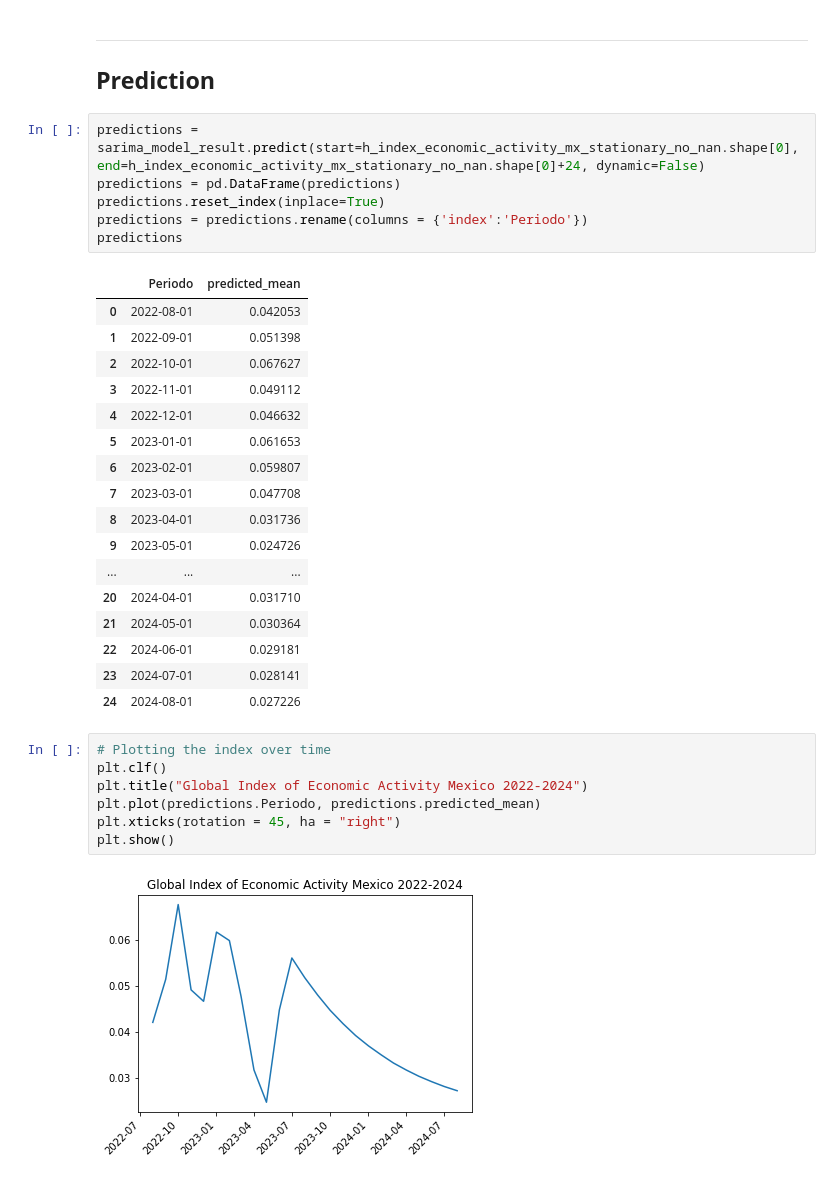
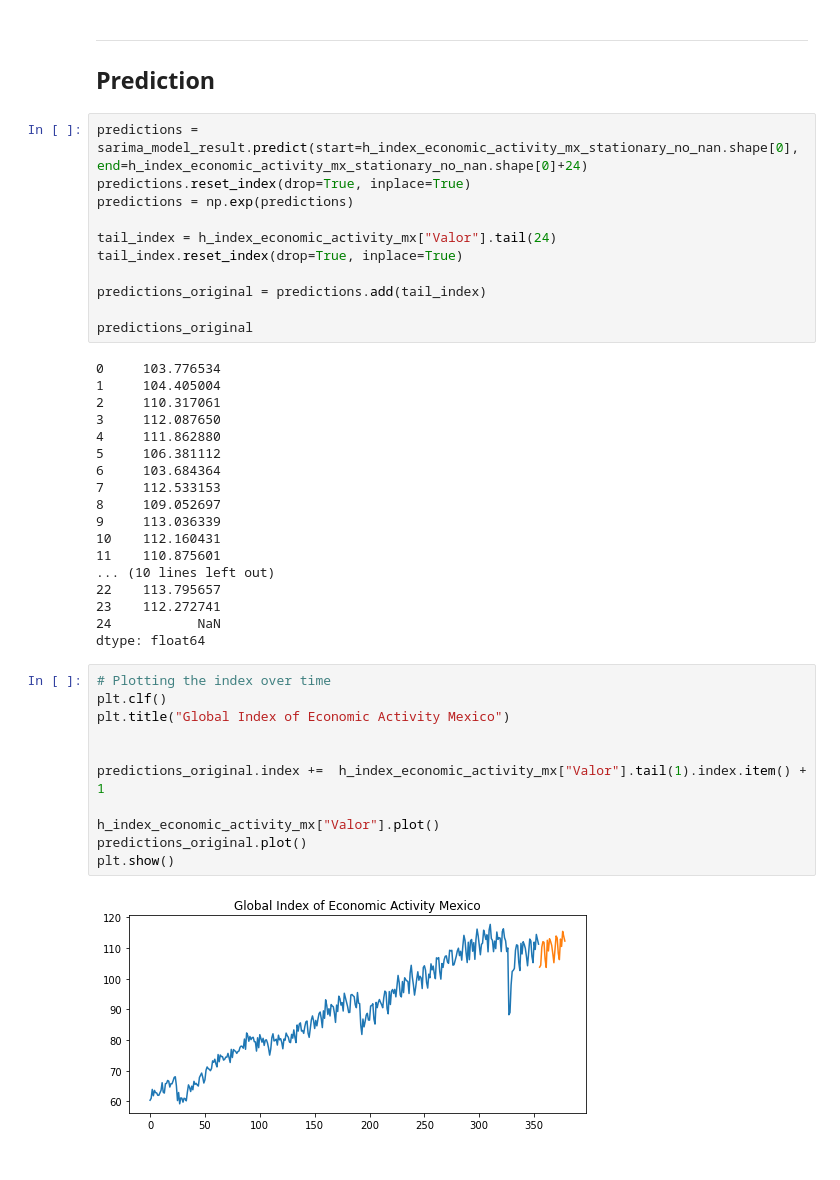
Before and after one commit to myrosandrade89/IA2_Module5, a Jupyter notebook: second_evidence/main.ipynb, the cells around one changed output. Drawn from its saved outputs; the diff is of its cells as text.

Commit message:
predictions updated

```diff
--- a/second_evidence/main.ipynb
+++ b/second_evidence/main.ipynb
@@ -255,35 +253,44 @@ As we can see in the two diagramas above this serie is a white noise serie since
 ---
 ## **Prediction**
 # %%
-predictions = sarima_model_result.predict(start=h_index_economic_activity_mx_stationary_no_nan.shape[0], end=h_index_economic_activity_mx_stationary_no_nan.shape[0]+24, dynamic=False)
-predictions = pd.DataFrame(predictions)
-predictions.reset_index(inplace=True)
-predictions = predictions.rename(columns = {'index':'Periodo'})
-predictions
+predictions = sarima_model_result.predict(start=h_index_economic_activity_mx_stationary_no_nan.shape[0], end=h_index_economic_activity_mx_stationary_no_nan.shape[0]+24)
+predictions.reset_index(drop=True, inplace=True)
+predictions = np.exp(predictions)
+
+tail_index = h_index_economic_activity_mx["Valor"].tail(24)
+tail_index.reset_index(drop=True, inplace=True)
+
+predictions_original = predictions.add(tail_index)
+
+predictions_original
 # %% [output]
-|  | Periodo | predicted_mean |
-| 0 | 2022-08-01 | 0.042053 |
-| 1 | 2022-09-01 | 0.051398 |
-| 2 | 2022-10-01 | 0.067627 |
-| 3 | 2022-11-01 | 0.049112 |
-| 4 | 2022-12-01 | 0.046632 |
-| 5 | 2023-01-01 | 0.061653 |
-| 6 | 2023-02-01 | 0.059807 |
-| 7 | 2023-03-01 | 0.047708 |
-| 8 | 2023-04-01 | 0.031736 |
-| 9 | 2023-05-01 | 0.024726 |
-| ... | ... | ... |
-| 20 | 2024-04-01 | 0.031710 |
-| 21 | 2024-05-01 | 0.030364 |
-| 22 | 2024-06-01 | 0.029181 |
-| 23 | 2024-07-01 | 0.028141 |
-| 24 | 2024-08-01 | 0.027226 |
+0     103.776534
+1     104.405004
+2     110.317061
+3     112.087650
+4     111.862880
+5     106.381112
+6     103.684364
+7     112.533153
+8     109.052697
+9     113.036339
+10    112.160431
+11    110.875601
+... (10 lines left out)
+22    113.795657
+23    112.272741
+24           NaN
+dtype: float64
-# %%
-# Plotting the index over time
-plt.clf()
-plt.title("Global Index of Economic Activity Mexico 2022-2024")
-plt.plot(predictions.Periodo, predictions.predicted_mean)
-plt.xticks(rotation = 45, ha = "right")
-plt.show()
-# %% [output]
-[figure, removed]
+# %%
+# Plotting the index over time
+plt.clf()
+plt.title("Global Index of Economic Activity Mexico")
+
+
+predictions_original.index +=  h_index_economic_activity_mx["Valor"].tail(1).index.item() + 1
+
+h_index_economic_activity_mx["Valor"].plot()
+predictions_original.plot()
+plt.show()
+# %% [output]
+[figure, added]
```
Also changed, not shown: parts of 5 cells of this notebook.
